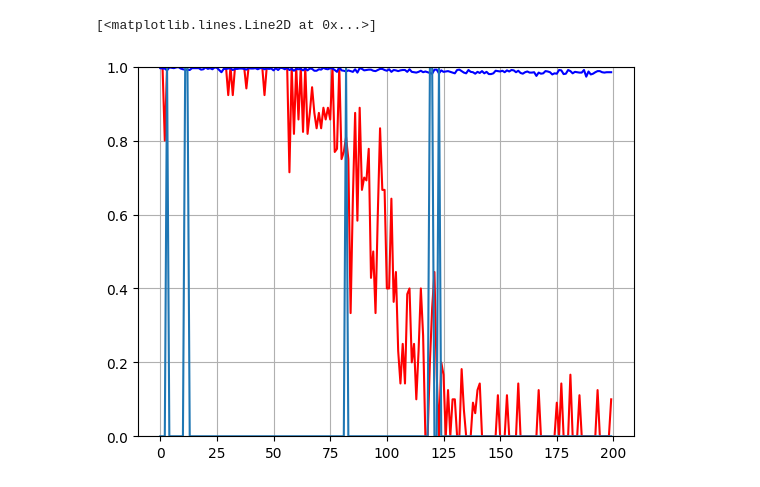
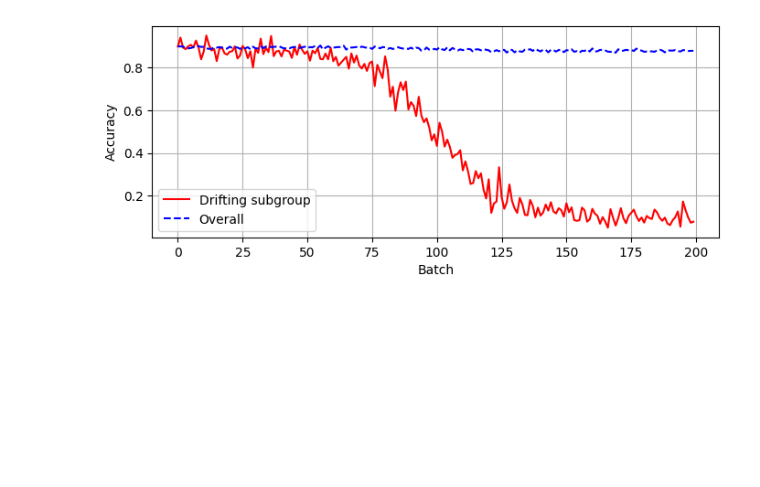
Before and after one commit to fgiobergia/subgroup-agrawal-drift, a Jupyter notebook: drift-viz.ipynb, the cells around one changed output. Saved outputs shown, nothing was run; the diff lists cells and outputs as text; code cells hidden in the pictures; blank space fills up the shorter version.

Commit message:
added code to generate motivating example

```diff
--- a/drift-viz.ipynb
+++ b/drift-viz.ipynb
@@ -4,9 +11,9 @@ import numpy as np
 # %%
 train_size = 10_000
-batch_size = 1000
+batch_size = 5_000
 test_batches=200
 
-ds = SubgroupDriftAgrawal(sg_size=0.01,
-                          perturbation=0.01,
+ds = SubgroupDriftAgrawal(sg_size=0.02,
+                          perturbation=0.1,
                           position=train_size + (test_batches // 2) * batch_size,
                           width = (test_batches // 4) * batch_size)
@@ -35,31 +20,16 @@ X_train, y_train = to_Xy(ds, 10_000)
 # %%
-from sklearn.tree import DecisionTreeClassifier
-from sklearn.metrics import accuracy_score
-
-from river.drift import binary as drift
-
 clf = DecisionTreeClassifier(max_depth=3)
+X_train, y_train = to_Xy(ds, train_size)
 clf.fit(X_train, y_train)
 
-detector = drift.DDM(warm_start=1000)
-# detector = ADWIN(delta=1e-2)
 acc = []
 acc_sg = []
-det = []
+
 for batch in range(test_batches):
-    X_test, y_test, is_sg, _ = to_Xy(ds, 1_000, drift_info=True)
+    X_test, y_test, is_sg, _ = to_Xy(ds, batch_size, drift_info=True)
     y_pred = clf.predict(X_test)
     acc.append(accuracy_score(y_test, y_pred))
     if sum(is_sg) > 0:
         acc_sg.append(accuracy_score(y_test[is_sg], y_pred[is_sg]))
     else:
         acc_sg.append(0)
-
-    c = 0
-    for p in y_test != y_pred:
-        detector.update(p)
-        c += detector.drift_detected
-
-    if c > 0:
-        print(c)
-    det.append(c)
@@ -76,12 +36,12 @@ import matplotlib.pyplot as plt
-# %%
-plt.plot(acc_sg, c='r')
-plt.plot(acc, c='b')
-plt.grid()
-plt.ylim([0, 1])
-
-det = np.array(det)
-det = det / det.max()
-plt.plot(det)
-# %% [output]
-[<matplotlib.lines.Line2D at 0x...>]
-[figure, removed]
+# %%
+fig, ax = plt.subplots(figsize=(8, 3))
+ax.plot(acc_sg, c='r', label="Drifting subgroup")
+ax.plot(acc, c='b', label="Overall", ls='--')
+ax.grid()
+ax.set_xlabel("Batch")
+ax.set_ylabel("Accuracy")
+ax.legend()
+
+fig.savefig("example.pdf", bbox_inches='tight')
+# %% [output]
+[figure, added]
```
Also changed, not shown: parts of 6 cells of this notebook.
